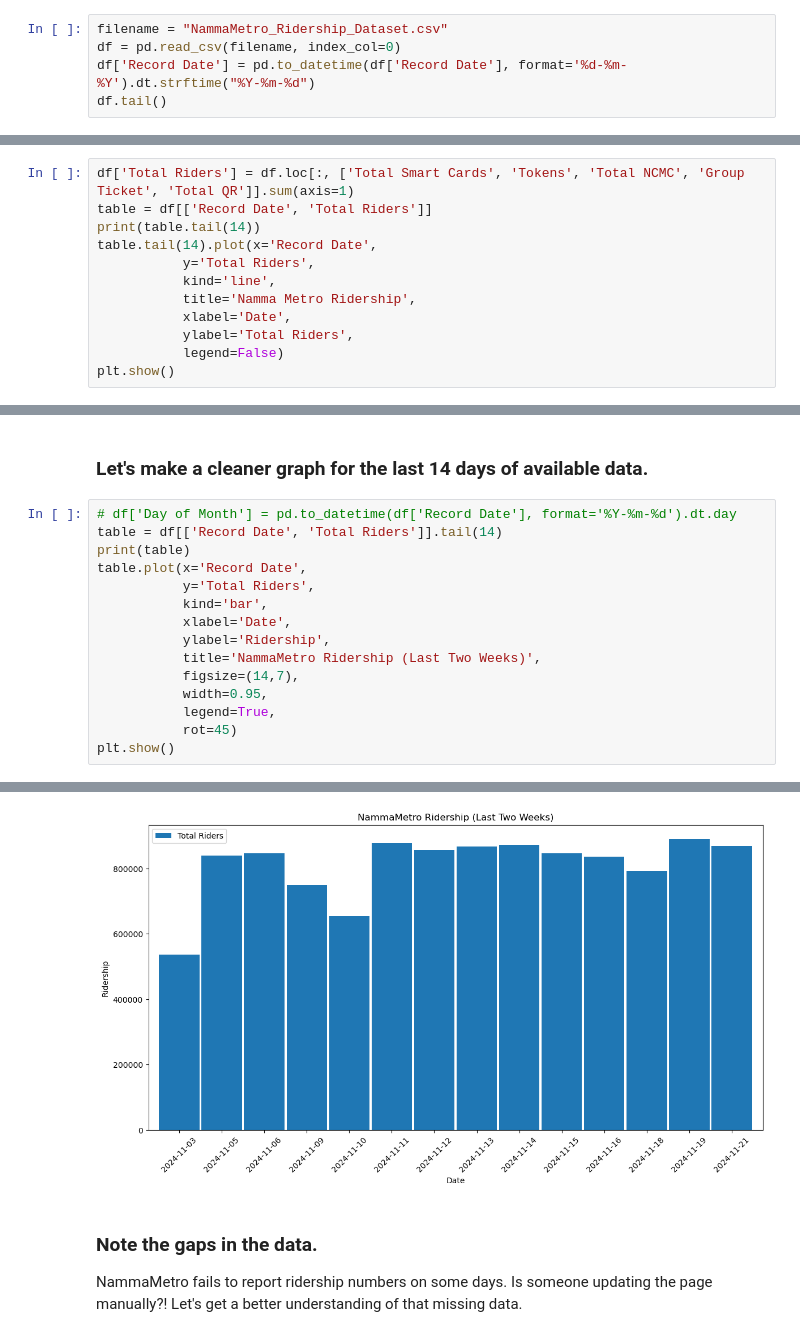
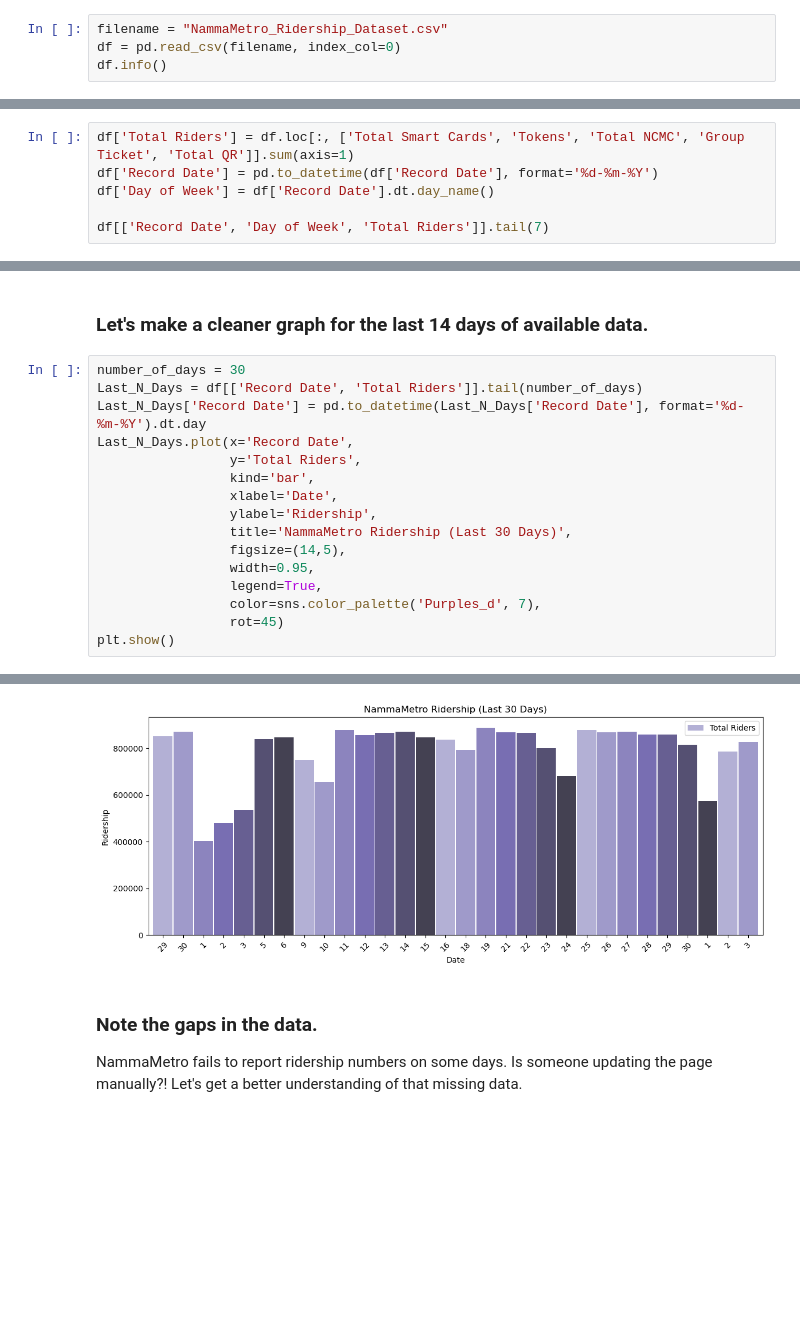
Before and after one commit to thecont1/namma-metro-ridership-tracker, a Jupyter notebook: ridership_2analysis.ipynb, the cells around one changed output, grey strips where cells are left out. Saved outputs shown, nothing was run; the diff lists cells and outputs as text; blank space fills up the shorter version.

```diff
--- a/ridership_2analysis.ipynb
+++ b/ridership_2analysis.ipynb
@@ -10,6 +10,5 @@ import pandas as pd
 # %%
 filename = "NammaMetro_Ridership_Dataset.csv"
 df = pd.read_csv(filename, index_col=0)
-df['Record Date'] = pd.to_datetime(df['Record Date'], format='%d-%m-%Y').dt.strftime("%Y-%m-%d")
-df.tail()
+df.info()
 # %% [output]
@@ -24,14 +51,8 @@ The [Namma Metro Ridership stats page](https://english.bmrc.co.in/ridership/) pu
 ![ridership_plot](nammametro_datapage.png)
 # %%
 df['Total Riders'] = df.loc[:, ['Total Smart Cards', 'Tokens', 'Total NCMC', 'Group Ticket', 'Total QR']].sum(axis=1)
-table = df[['Record Date', 'Total Riders']]
-print(table.tail(14))
-table.tail(14).plot(x='Record Date',
-           y='Total Riders',
-           kind='line',
-           title='Namma Metro Ridership',
-           xlabel='Date',
-           ylabel='Total Riders',
-           legend=False)
-plt.show()
+df['Record Date'] = pd.to_datetime(df['Record Date'], format='%d-%m-%Y')
+df['Day of Week'] = df['Record Date'].dt.day_name()
+
+df[['Record Date', 'Day of Week', 'Total Riders']].tail(7)
 # %% [output]
@@ -54,18 +82,19 @@ plt.show()
 # %% [markdown]
 ### Let's make a cleaner graph for the last 14 days of available data.
 # %%
-# df['Day of Month'] = pd.to_datetime(df['Record Date'], format='%Y-%m-%d').dt.day
-table = df[['Record Date', 'Total Riders']].tail(14)
-print(table)
-table.plot(x='Record Date',
-           y='Total Riders',
-           kind='bar',
-           xlabel='Date',
-           ylabel='Ridership',
-           title='NammaMetro Ridership (Last Two Weeks)',
-           figsize=(14,7),
-           width=0.95,
-           legend=True,
-           rot=45)
+number_of_days = 30
+Last_N_Days = df[['Record Date', 'Total Riders']].tail(number_of_days)
+Last_N_Days['Record Date'] = pd.to_datetime(Last_N_Days['Record Date'], format='%d-%m-%Y').dt.day
+Last_N_Days.plot(x='Record Date',
+                 y='Total Riders',
+                 kind='bar',
+                 xlabel='Date',
+                 ylabel='Ridership',
+                 title='NammaMetro Ridership (Last 30 Days)',
+                 figsize=(14,5),
+                 width=0.95,
+                 legend=True,
+                 color=sns.color_palette('Purples_d', 7),
+                 rot=45)
 plt.show()
 # %% [output]
@@ -87,4 +101,4 @@ plt.show()
-[figure, old version]
+[figure, new version]
 # %% [markdown]
 ### Note the gaps in the data.
 NammaMetro fails to report ridership numbers on some days. Is someone updating the page manually?!
```
Also changed, not shown: parts of 14 cells of this notebook.
